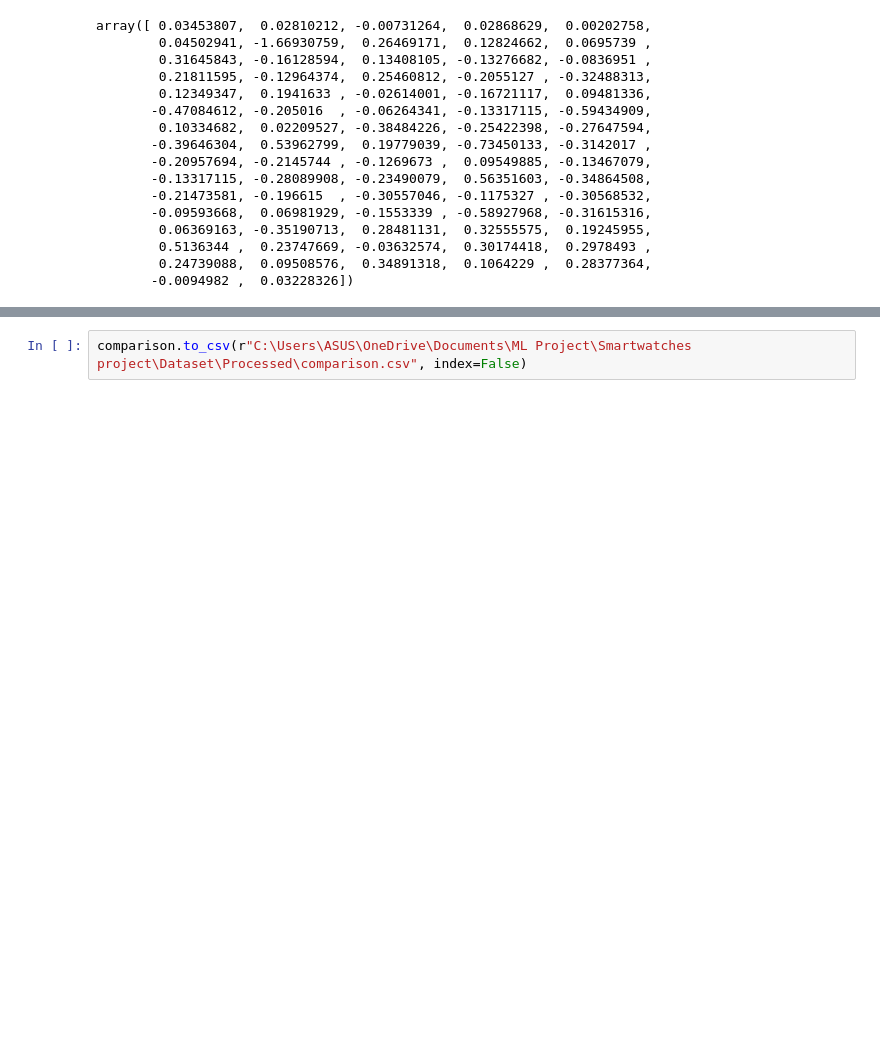
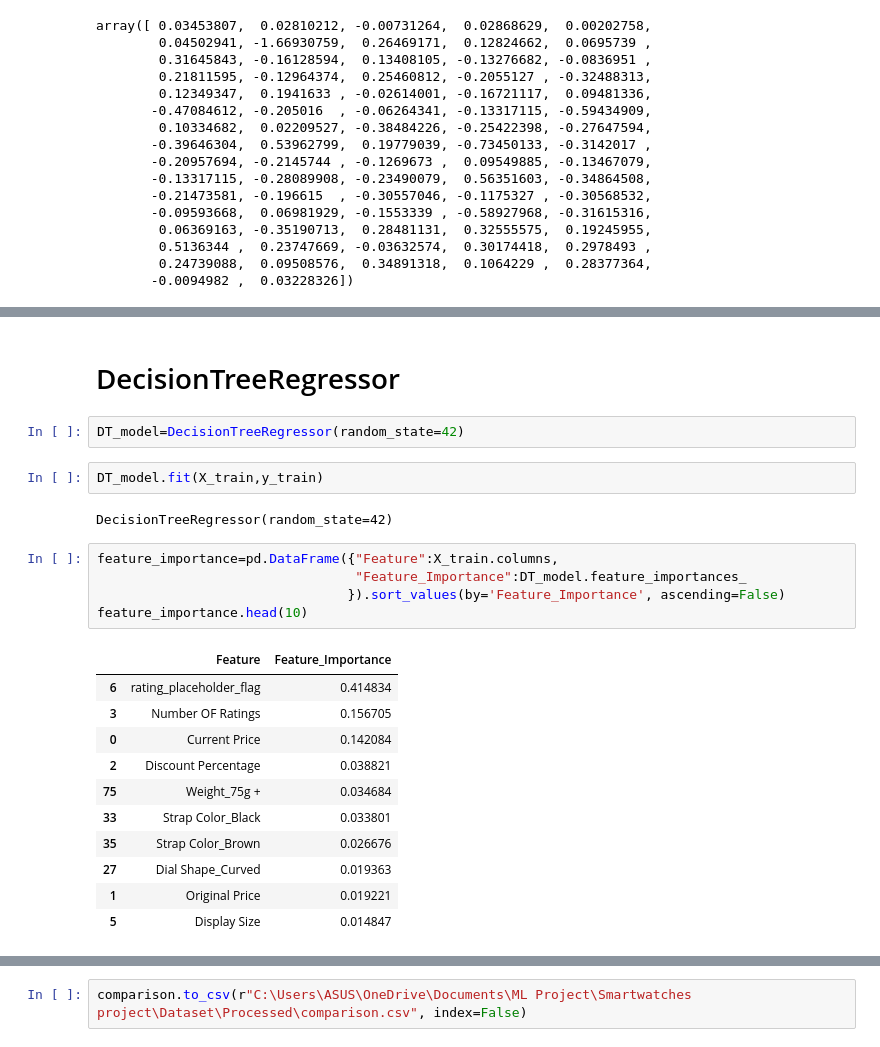
Before and after one commit to kushneek/smartwatch-rating-prediction, a Jupyter notebook: notebooks/Model_Training.ipynb, the cells around one changed output, grey strips where cells are left out. Saved outputs shown, nothing was run; the diff lists cells and outputs as text; blank space fills up the shorter version.

Commit message:
Implemented Decision Tree

```diff
--- a/notebooks/Model_Training.ipynb
+++ b/notebooks/Model_Training.ipynb
@@ -126,0 +124,25 @@ comparison.head(10)
+# %% [markdown]
+# DecisionTreeRegressor
+# %%
+DT_model=DecisionTreeRegressor(random_state=42)
+# %%
+DT_model.fit(X_train,y_train)
+# %% [output]
+DecisionTreeRegressor(random_state=42)
+# %%
+feature_importance=pd.DataFrame({"Feature":X_train.columns,
+                                 "Feature_Importance":DT_model.feature_importances_
+                                }).sort_values(by='Feature_Importance', ascending=False)
+feature_importance.head(10)
+# %% [output]
+|  | Feature | Feature_Importance |
+| 6 | rating_placeholder_flag | 0.414834 |
+| 3 | Number OF Ratings | 0.156705 |
+| 0 | Current Price | 0.142084 |
+| 2 | Discount Percentage | 0.038821 |
+| 75 | Weight_75g + | 0.034684 |
+| 33 | Strap Color_Black | 0.033801 |
+| 35 | Strap Color_Brown | 0.026676 |
+| 27 | Dial Shape_Curved | 0.019363 |
+| 1 | Original Price | 0.019221 |
+| 5 | Display Size | 0.014847 |
```
Also changed, not shown: parts of 18 cells of this notebook.
